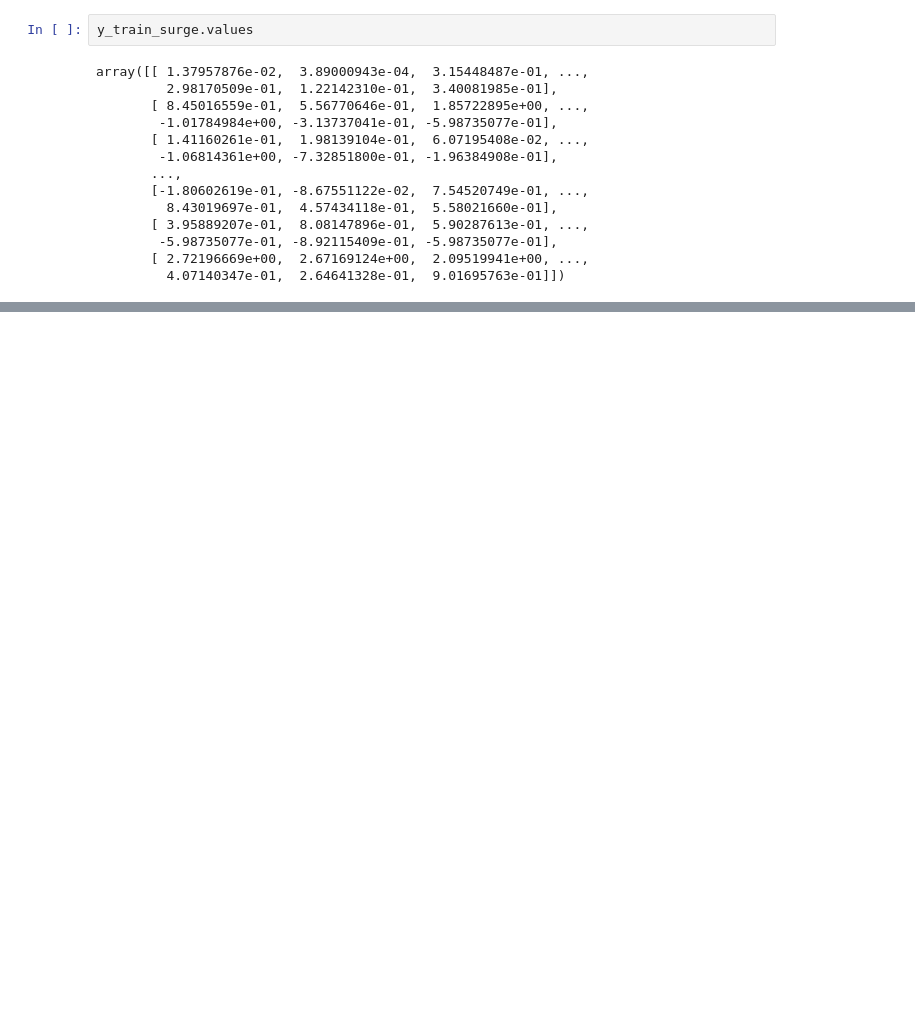
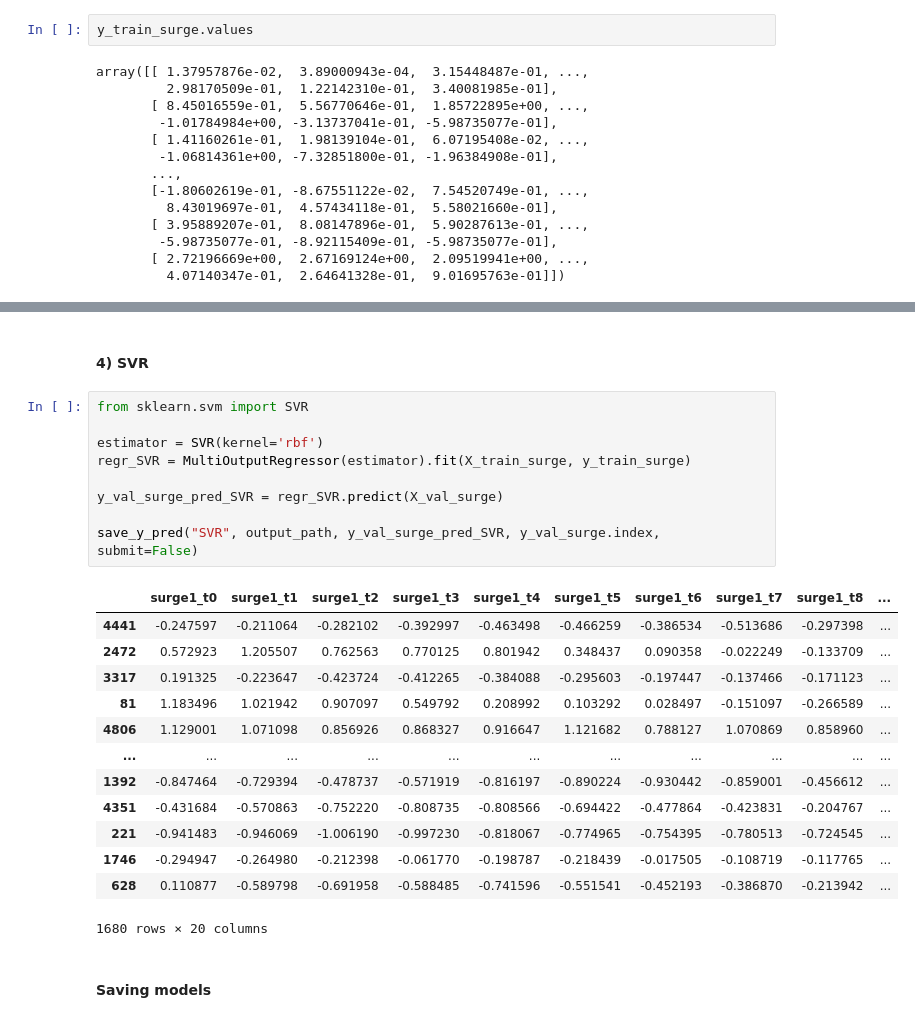
Before and after one commit to oumeima-elgharbi/ChallengeData_CanYouPredictTheTide, a Jupyter notebook: preprocess.ipynb, the cells around one changed output, grey strips where cells are left out. Saved outputs shown, nothing was run; the diff lists cells and outputs as text; blank space fills up the shorter version.

```diff
--- a/preprocess.ipynb
+++ b/preprocess.ipynb
@@ -535,0 +466,27 @@ Y_test_pred_df.to_csv("./dataset/output/submit/Y_test.csv", index_label='id_sequ
+# %% [markdown]
+#### 4) SVR
+# %%
+from sklearn.svm import SVR
+
+estimator = SVR(kernel='rbf')
+regr_SVR = MultiOutputRegressor(estimator).fit(X_train_surge, y_train_surge)
+
+y_val_surge_pred_SVR = regr_SVR.predict(X_val_surge)
+
+save_y_pred("SVR", output_path, y_val_surge_pred_SVR, y_val_surge.index, submit=False)
+# %% [output]
+|  | surge1_t0 | surge1_t1 | surge1_t2 | surge1_t3 | surge1_t4 | surge1_t5 | surge1_t6 | surge1_t7 | surge1_t8 | ... |
+| 4441 | -0.247597 | -0.211064 | -0.282102 | -0.392997 | -0.463498 | -0.466259 | -0.386534 | -0.513686 | -0.297398 | ... |
+| 2472 | 0.572923 | 1.205507 | 0.762563 | 0.770125 | 0.801942 | 0.348437 | 0.090358 | -0.022249 | -0.133709 | ... |
+| 3317 | 0.191325 | -0.223647 | -0.423724 | -0.412265 | -0.384088 | -0.295603 | -0.197447 | -0.137466 | -0.171123 | ... |
+| 81 | 1.183496 | 1.021942 | 0.907097 | 0.549792 | 0.208992 | 0.103292 | 0.028497 | -0.151097 | -0.266589 | ... |
+| 4806 | 1.129001 | 1.071098 | 0.856926 | 0.868327 | 0.916647 | 1.121682 | 0.788127 | 1.070869 | 0.858960 | ... |
+| ... | ... | ... | ... | ... | ... | ... | ... | ... | ... | ... |
+| 1392 | -0.847464 | -0.729394 | -0.478737 | -0.571919 | -0.816197 | -0.890224 | -0.930442 | -0.859001 | -0.456612 | ... |
+| 4351 | -0.431684 | -0.570863 | -0.752220 | -0.808735 | -0.808566 | -0.694422 | -0.477864 | -0.423831 | -0.204767 | ... |
+| 221 | -0.941483 | -0.946069 | -1.006190 | -0.997230 | -0.818067 | -0.774965 | -0.754395 | -0.780513 | -0.724545 | ... |
+| 1746 | -0.294947 | -0.264980 | -0.212398 | -0.061770 | -0.198787 | -0.218439 | -0.017505 | -0.108719 | -0.117765 | ... |
+| 628 | 0.110877 | -0.589798 | -0.691958 | -0.588485 | -0.741596 | -0.551541 | -0.452193 | -0.386870 | -0.213942 | ... |
+1680 rows × 20 columns
+# %% [markdown]
+#### Saving models
```
Also changed, not shown: parts of 82 cells of this notebook, 2 other files.
